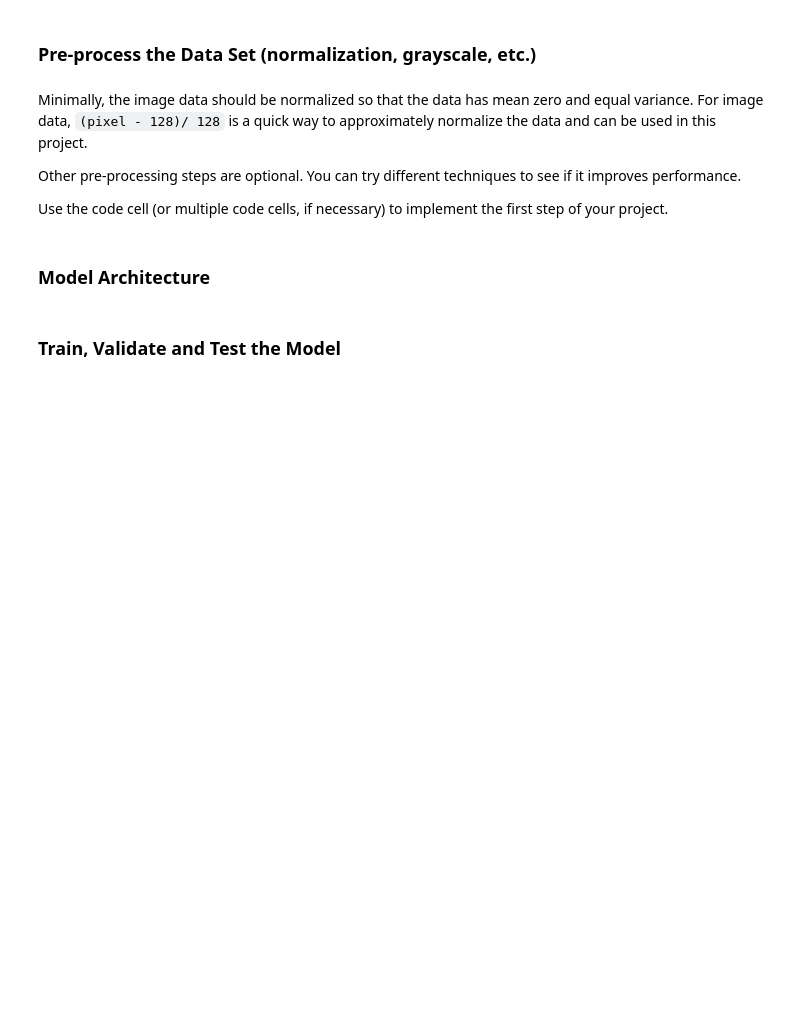
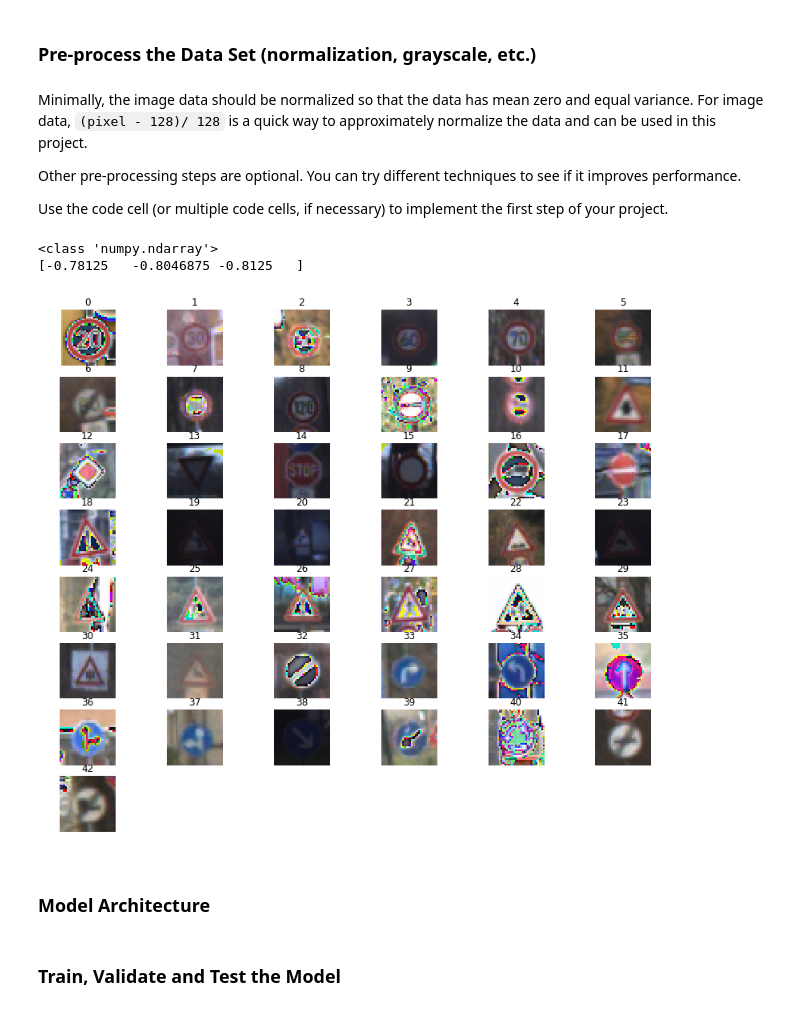
Before and after one commit to GunSik2/CarND-Traffic-Sign-Classifier-Project, a Jupyter notebook: Traffic_Sign_Classifier.ipynb, the cells around one changed output. Saved outputs shown, nothing was run; the diff lists cells and outputs as text; code cells hidden in the pictures; blank space fills up the shorter version.

```diff
--- a/Traffic_Sign_Classifier.ipynb
+++ b/Traffic_Sign_Classifier.ipynb
@@ -194,6 +193,18 @@ Use the code cell (or multiple code cells, if necessary) to implement the first
 # %%
 ### Preprocess the data here. It is required to normalize the data. Other preprocessing steps could include
 ### converting to grayscale, etc.
 ### Feel free to use as many code cells as needed.
+
+X_train = (X_train - 128.) / 128
+X_valid = (X_valid - 128.) / 128
+X_test = (X_test - 128.) / 128
+
+print(type(X_train))
+print_norm_image(0)
+showAllLabelImage()
+# %% [output]
+<class 'numpy.ndarray'>
+[-0.78125   -0.8046875 -0.8125   ]
+[figure, added]
 # %% [markdown]
 ### Model Architecture
```
Also changed, not shown: parts of 17 cells of this notebook, 12 other files.
